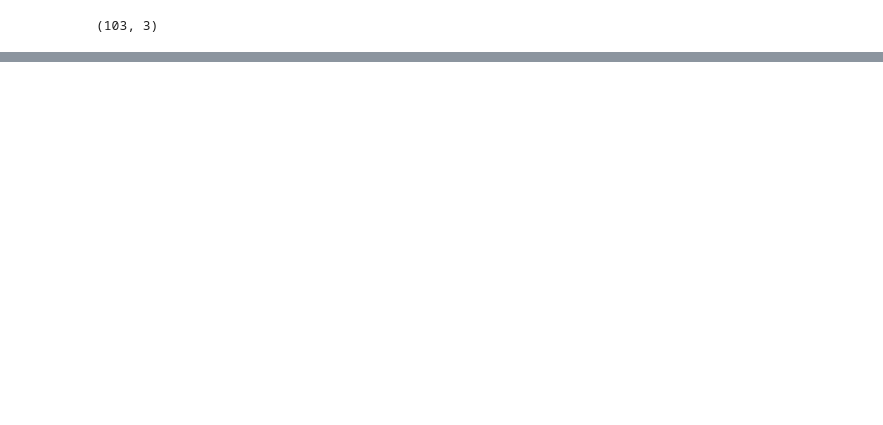
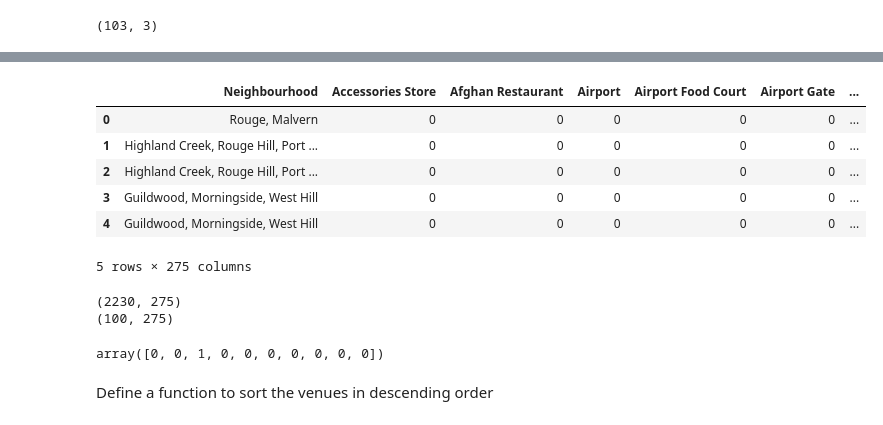
Before and after one commit to gomelody/Coursera_Capstone, a Jupyter notebook: torontoNeiborhood.ipynb, the cells around one changed output, grey strips where cells are left out. Cells and saved outputs as stored; diff of their text form; code cells hidden in the pictures; blank space fills up the shorter version.

Commit message:
finalCluster

```diff
--- a/torontoNeiborhood.ipynb
+++ b/torontoNeiborhood.ipynb
@@ -90,0 +57,2 @@ df_toronto_clean.shape
+# %%
+df_position = pd.read_csv("https://cocl.us/Geospatial_data")
@@ -90,0 +262,41 @@ df_toronto_clean.shape
+# %%
+# one hot encoding
+df_toronto_onehot = pd.get_dummies(df_toronto_venues[['Venue Category']], prefix="", prefix_sep="")
+
+# add neighborhood column back to dataframe
+df_toronto_onehot['Neighbourhood'] = df_toronto_venues['Neighbourhood']
+
+# move neighborhood column to the first column
+fixed_columns = [df_toronto_onehot.columns[-1]] + list(df_toronto_onehot.columns[:-1])
+df_toronto_onehot = df_toronto_onehot[fixed_columns]
+
+df_toronto_onehot.head()
+# %% [output]
+|  | Neighbourhood | Accessories Store | Afghan Restaurant | Airport | Airport Food Court | Airport Gate | ... |
+| 0 | Rouge, Malvern | 0 | 0 | 0 | 0 | 0 | ... |
+| 1 | Highland Creek, Rouge Hill, Port ... | 0 | 0 | 0 | 0 | 0 | ... |
+| 2 | Highland Creek, Rouge Hill, Port ... | 0 | 0 | 0 | 0 | 0 | ... |
+| 3 | Guildwood, Morningside, West Hill | 0 | 0 | 0 | 0 | 0 | ... |
+| 4 | Guildwood, Morningside, West Hill | 0 | 0 | 0 | 0 | 0 | ... |
+5 rows × 275 columns
+# %%
+print(df_toronto_onehot.shape)
+df_toronto_grouped = df_toronto_onehot.groupby('Neighbourhood').mean().reset_index()
+df_toronto_grouped.head()
+print(df_toronto_grouped.shape)
+# %% [output]
+(2230, 275)
+(100, 275)
+# %%
+kclusters = 5
+
+df_toronto_grouped_clustering = df_toronto_grouped.drop('Neighbourhood',1)
+#run k-means clustering
+kmeans = KMeans(n_clusters=kclusters, random_state=0).fit(df_toronto_grouped_clustering)
+
+# check cluster labels generated for each row in the dataframe
+kmeans.labels_[0:10]
+# %% [output]
+array([0, 0, 1, 0, 0, 0, 0, 0, 0, 0])
+# %% [markdown]
+Define a function to sort the venues in descending order
```
Also changed, not shown: parts of 35 cells of this notebook.
